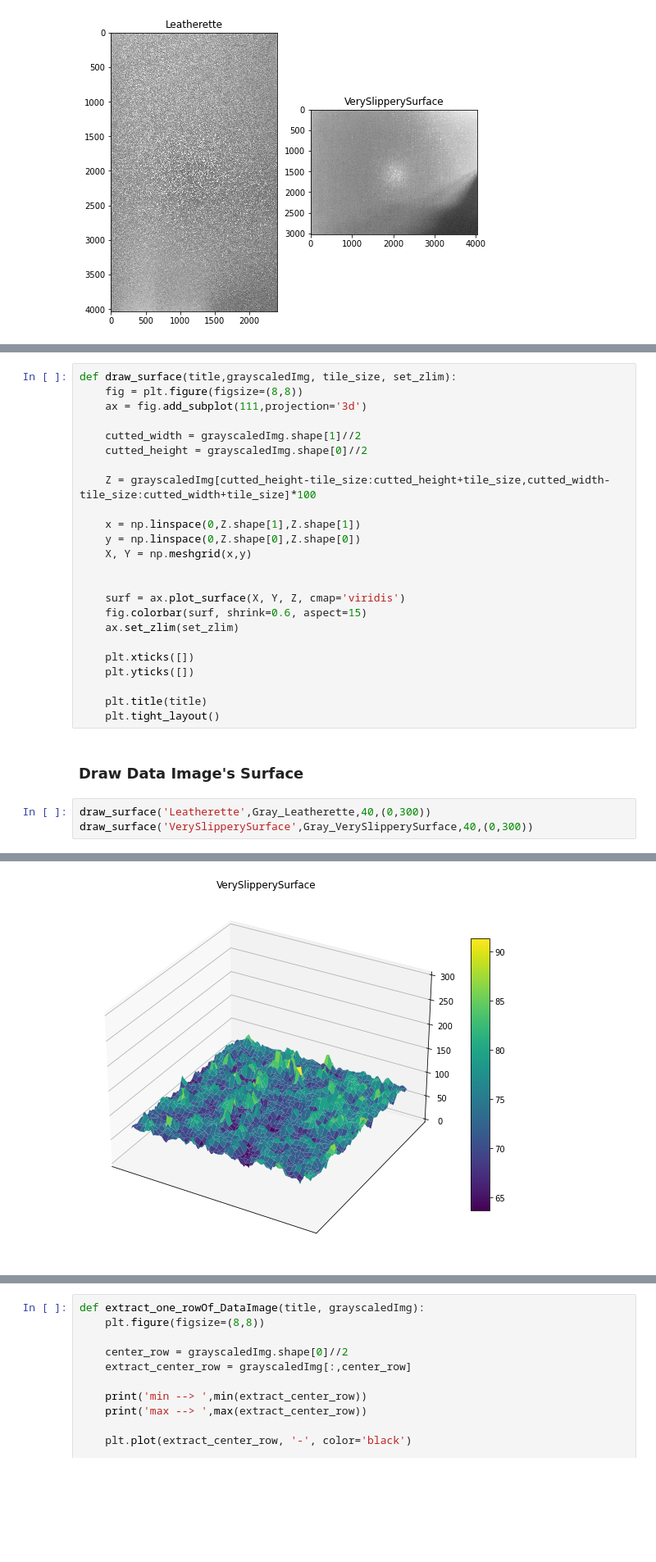
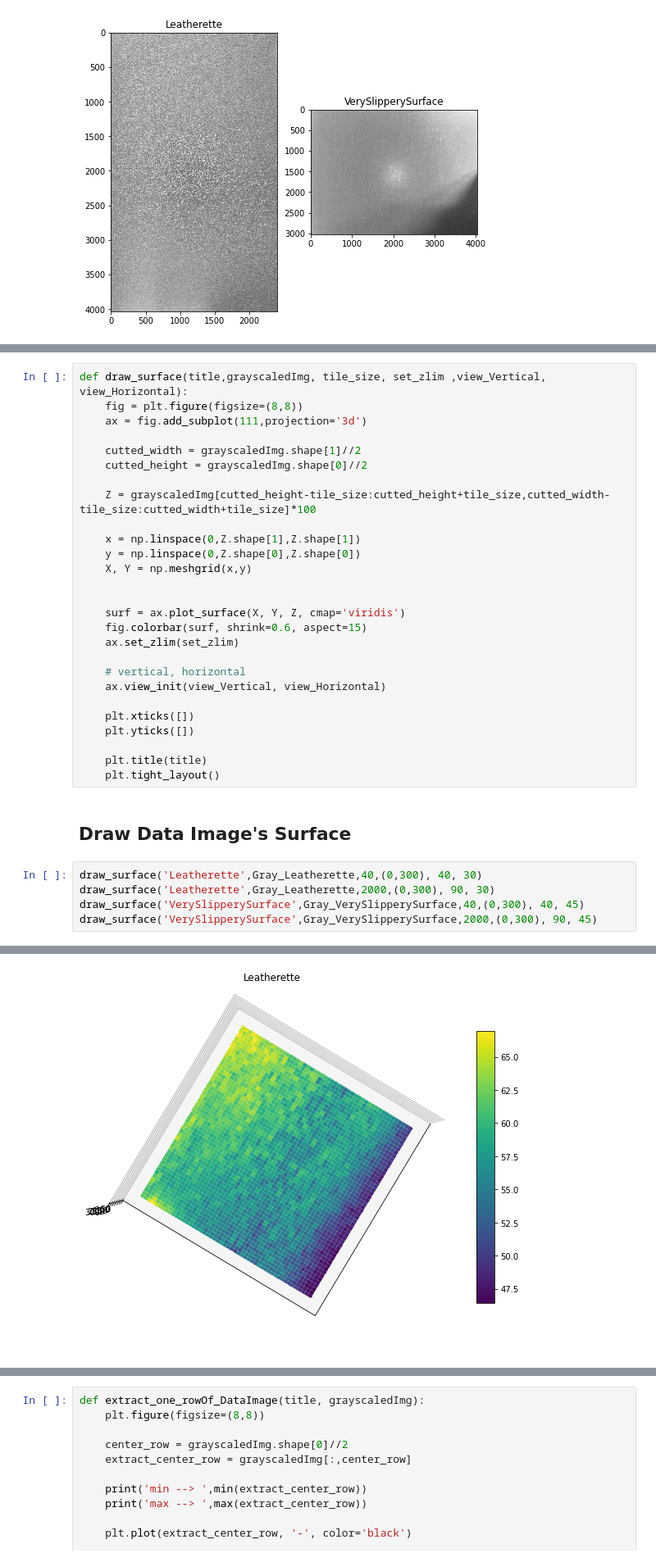
Before and after one commit to Kchanghun/CompareSurfaceRoughness, a Jupyter notebook: CompareSurfaceRoughness.ipynb, the cells around one changed output, grey strips where cells are left out. Shown at 82% size. Saved outputs shown, nothing was run; the diff lists cells and outputs as text; blank space fills up the shorter version.

```diff
--- a/CompareSurfaceRoughness.ipynb
+++ b/CompareSurfaceRoughness.ipynb
@@ -71,5 +71,5 @@ plt.show()
 # %%
-def draw_surface(title,grayscaledImg, tile_size, set_zlim):
+def draw_surface(title,grayscaledImg, tile_size, set_zlim ,view_Vertical, view_Horizontal):
     fig = plt.figure(figsize=(8,8))
     ax = fig.add_subplot(111,projection='3d')
 
@@ -87,14 +87,19 @@ def draw_surface(title,grayscaledImg, tile_size, set_zlim):
     fig.colorbar(surf, shrink=0.6, aspect=15)
     ax.set_zlim(set_zlim)
 
+    # vertical, horizontal
+    ax.view_init(view_Vertical, view_Horizontal)
+
     plt.xticks([])
     plt.yticks([])
 
     plt.title(title)
     plt.tight_layout()
 # %% [markdown]
-### Draw Data Image's Surface
+## Draw Data Image's Surface
 # %%
-draw_surface('Leatherette',Gray_Leatherette,40,(0,300))
-draw_surface('VerySlipperySurface',Gray_VerySlipperySurface,40,(0,300))
+draw_surface('Leatherette',Gray_Leatherette,40,(0,300), 40, 30)
+draw_surface('Leatherette',Gray_Leatherette,2000,(0,300), 90, 30)
+draw_surface('VerySlipperySurface',Gray_VerySlipperySurface,40,(0,300), 40, 45)
+draw_surface('VerySlipperySurface',Gray_VerySlipperySurface,2000,(0,300), 90, 45)
 # %% [output]
@@ -102 +107 @@ draw_surface('VerySlipperySurface',Gray_VerySlipperySurface,40,(0,300))
-[figure, old version]
+[figure, new version]
```
Also changed, not shown: parts of 16 cells of this notebook.
